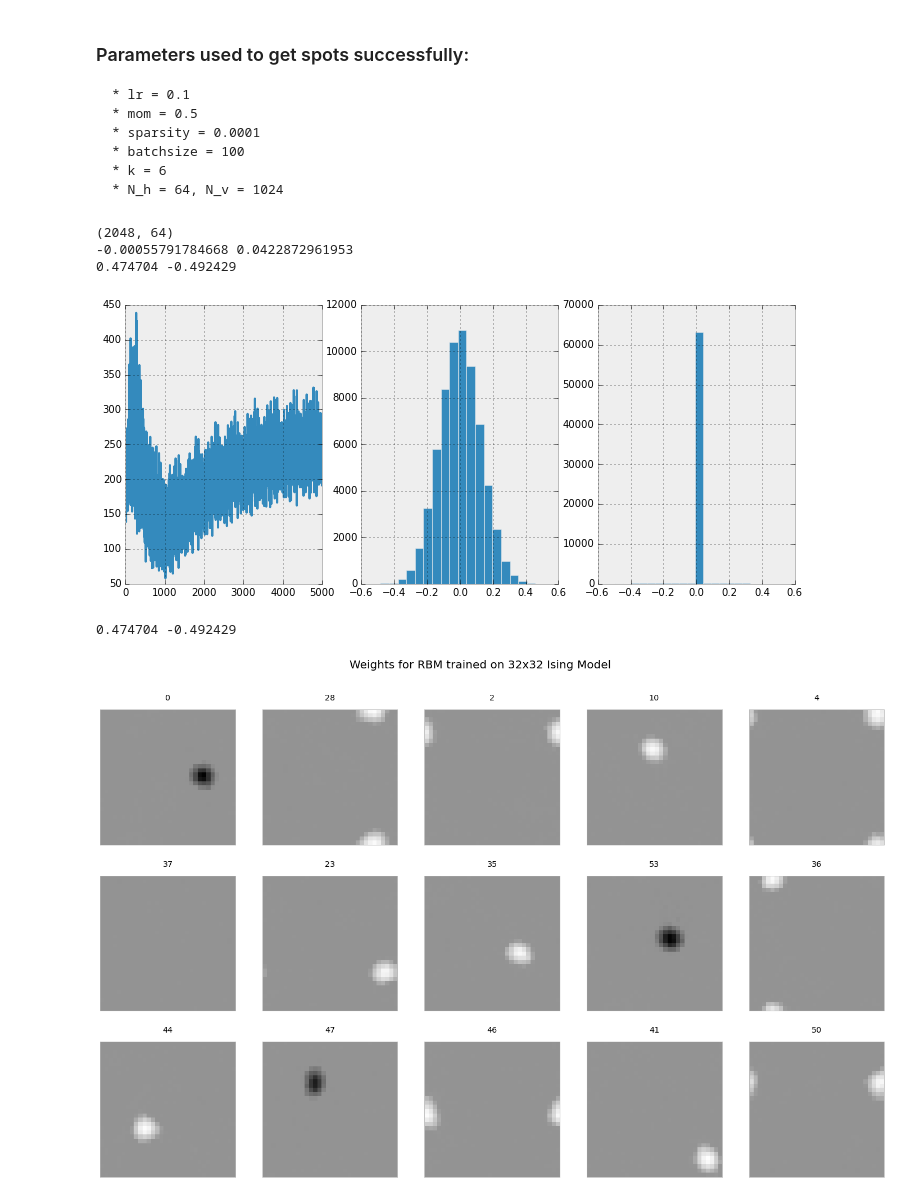
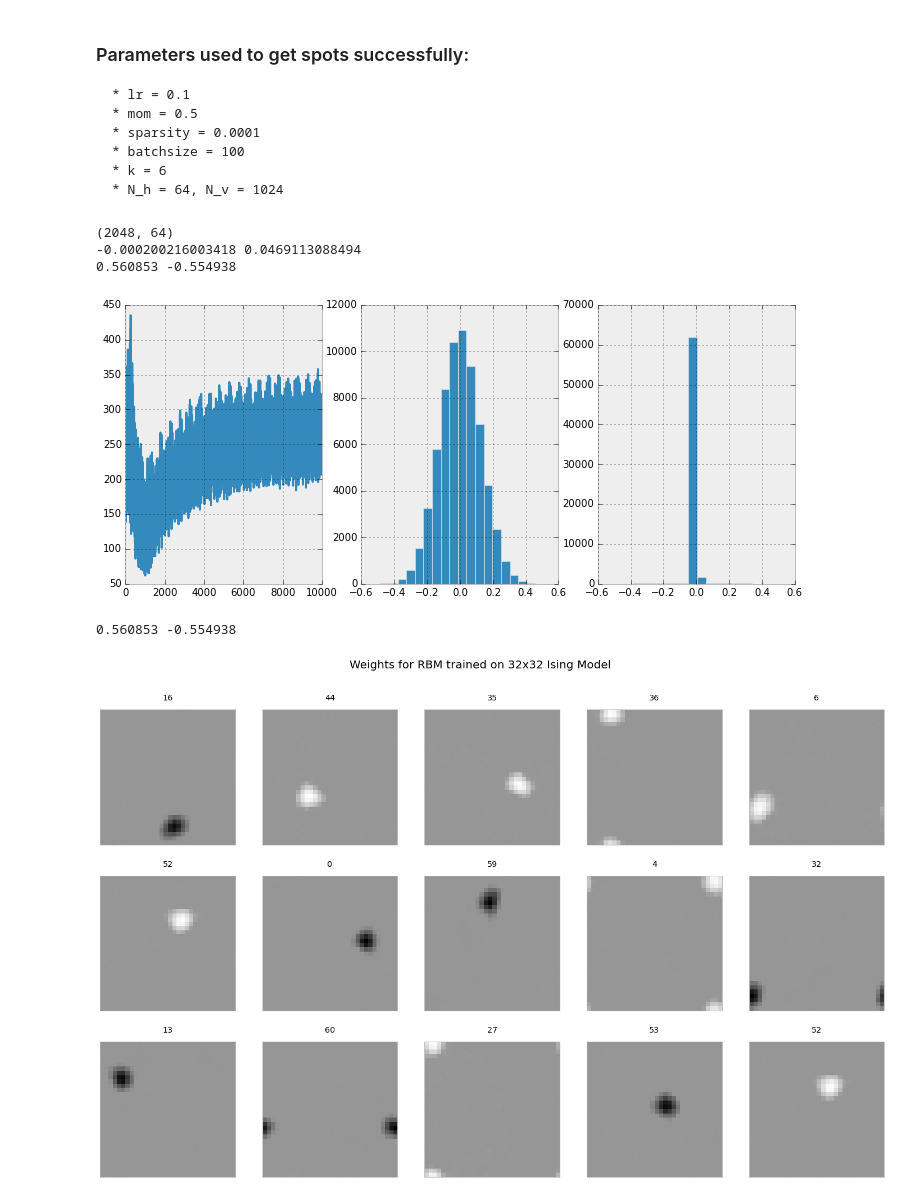
Before and after one commit to colinclement/cudaRBM, a Jupyter notebook: code/src/pycuRBM.ipynb, the cells around one changed output. Cells and saved outputs as stored; diff of their text form; code cells hidden in the pictures.

```diff
--- a/code/src/pycuRBM.ipynb
+++ b/code/src/pycuRBM.ipynb
@@ -104,21 +104,21 @@ array([  5.00000001e-06,   1.00000000e-05,  -7.00000000e-06,
     * N_h = 64, N_v = 1024
 # %%
 fig, axs = plt.subplots(1,3, figsize=(12,5))
-L1dW = np.loadtxt("data/FirstCUDAsuccess/Convergence.dat");
+L1dW = np.loadtxt("Convergence.dat");
 axs[0].plot(L1dW)
-Wout = np.loadtxt("data/FirstCUDAsuccess/W.dat")
+Wout = np.loadtxt("W.dat")
 print Wout.shape
 W = Wout[1024:]
 Winit = Wout[:1024]
 axs[1].hist(Winit.flat, bins=20)
 axs[2].hist(W.flat, bins=20)
 print W.mean(), W.std()
 print W.max(), W.min()
 # %% [output]
 (2048, 64)
--0.00055791784668 0.0422872961953
-0.474704 -0.492429
+-0.000200216003418 0.0469113088494
+0.560853 -0.554938
-[figure, old version]
+[figure, new version]
 # %%
 fig, axs = plt.subplots(3,5, figsize=(25,15))
 selection = np.random.randint(0,high=W.shape[1], size=3*5)
@@ -132,5 +132,5 @@ for ax, s in zip(axs.flat, selection):
     plt.suptitle('Weights for RBM trained on 32x32 Ising Model', fontsize=20)
 #plt.colorbar()
 # %% [output]
-0.474704 -0.492429
+0.560853 -0.554938
-[figure, old version]
+[figure, new version]
```
